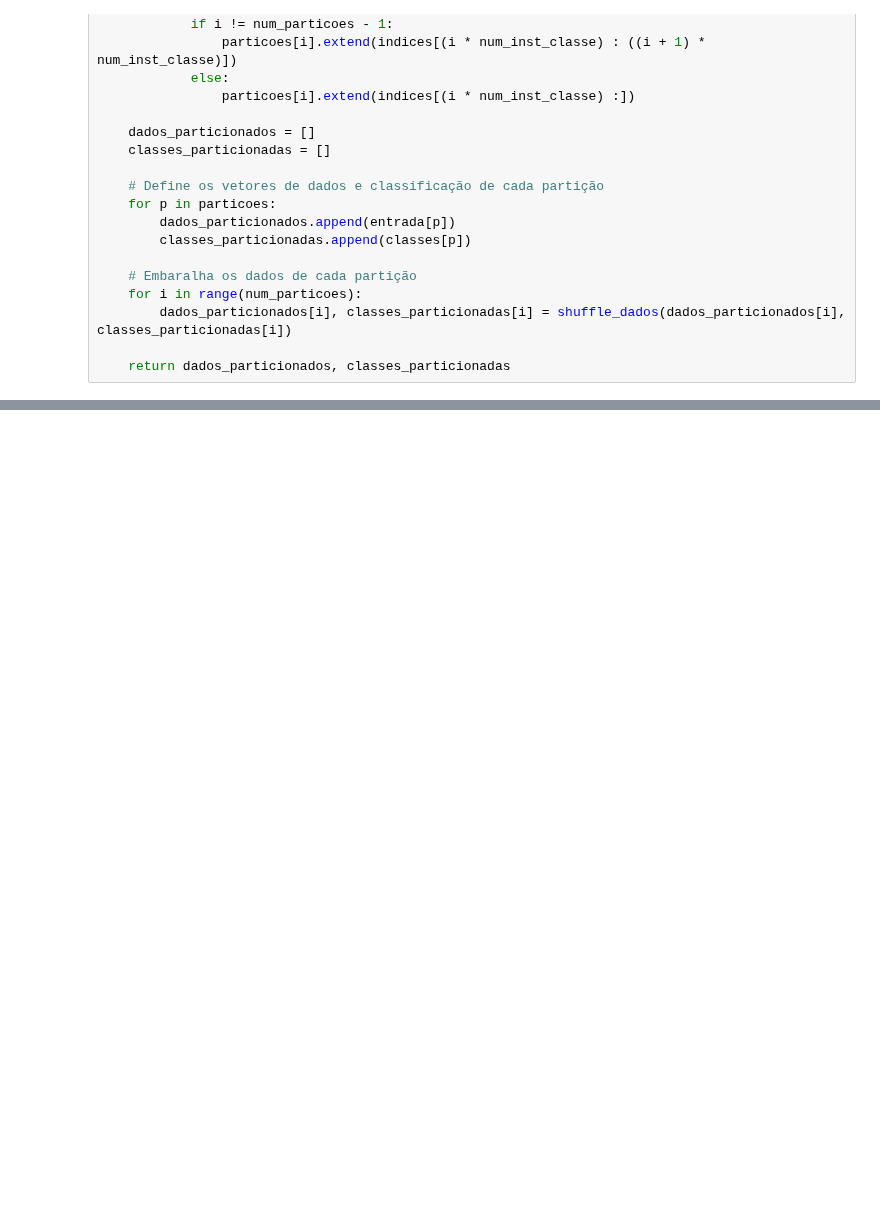
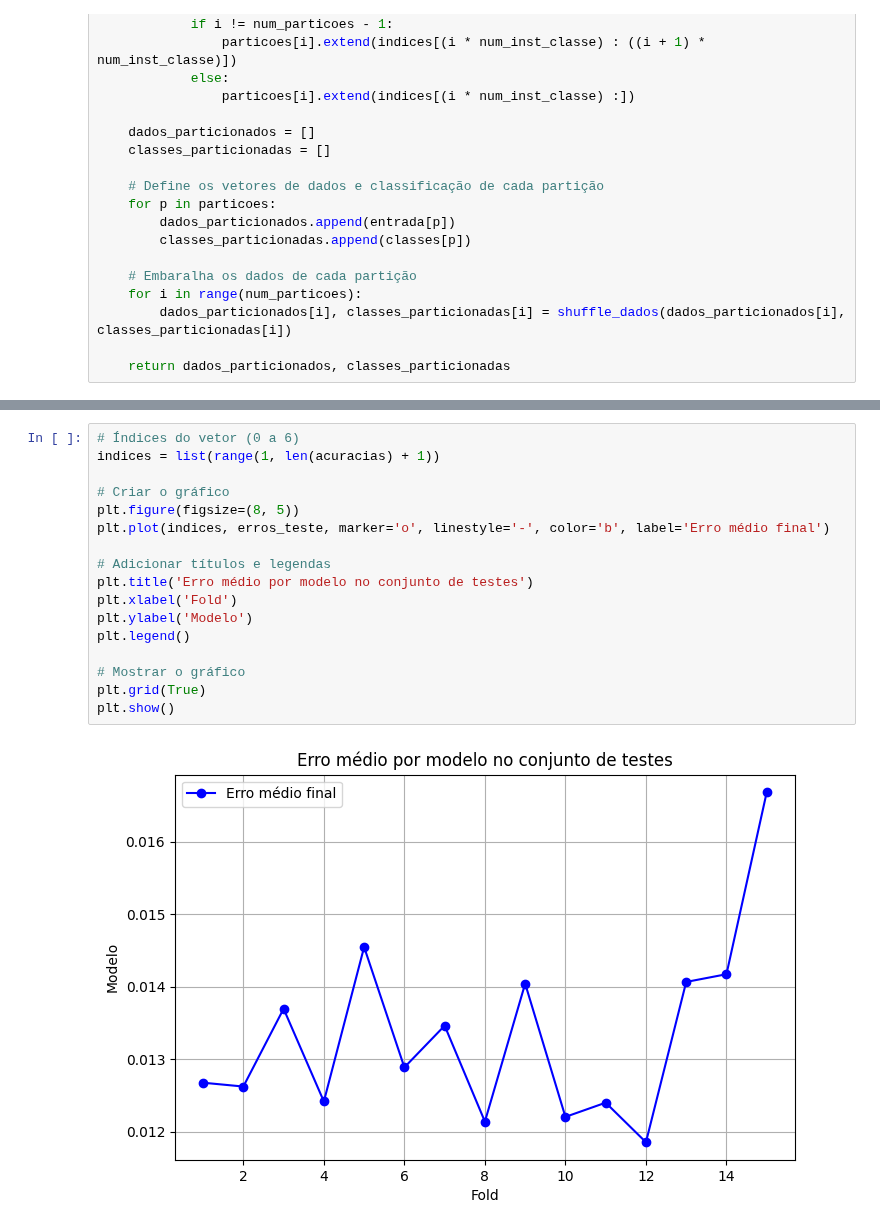
Before and after one commit to claradasneves/ep-ia, a Jupyter notebook: ep_ia_backup.ipynb, the cells around one changed output, grey strips where cells are left out. Drawn from its saved outputs; the diff is of its cells as text; blank space fills up the shorter version.

```diff
--- a/ep_ia_backup.ipynb
+++ b/ep_ia_backup.ipynb
@@ -1090,0 +995,19 @@ Falta:
+# %%
+# Índices do vetor (0 a 6)
+indices = list(range(1, len(acuracias) + 1))
+
+# Criar o gráfico
+plt.figure(figsize=(8, 5))
+plt.plot(indices, erros_teste, marker='o', linestyle='-', color='b', label='Erro médio final')
+
+# Adicionar títulos e legendas
+plt.title('Erro médio por modelo no conjunto de testes')
+plt.xlabel('Fold')
+plt.ylabel('Modelo')
+plt.legend()
+
+# Mostrar o gráfico
+plt.grid(True)
+plt.show()
+# %% [output]
+[figure, added]
```
Also changed, not shown: parts of 18 cells of this notebook, 13 other files.
